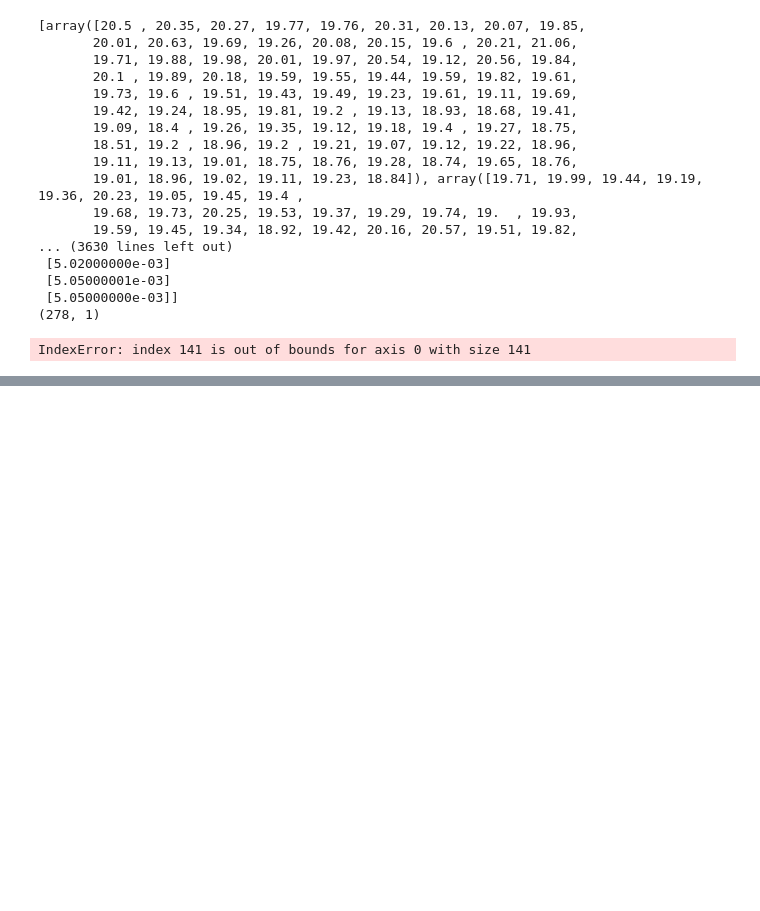
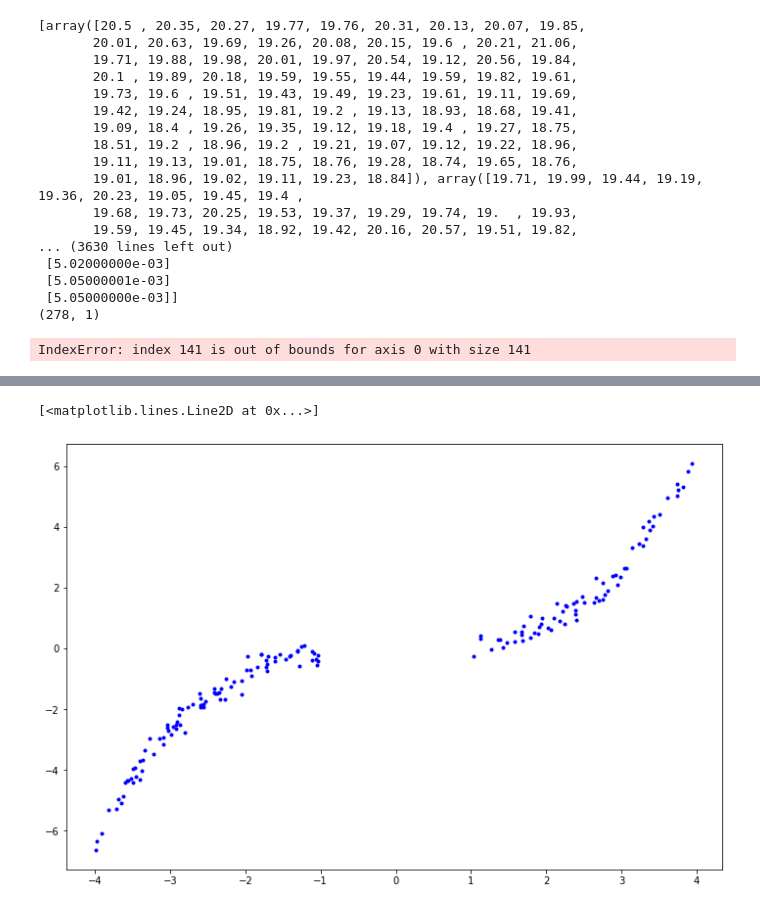
Before and after one commit to JerryLiuMY/Attention-Mechanism-in-Predictive-Astronomy, a Jupyter notebook: src/test.ipynb, the cells around one changed output, grey strips where cells are left out. Saved outputs shown, nothing was run; the diff lists cells and outputs as text; code cells hidden in the pictures; blank space fills up the shorter version.

```diff
--- a/src/test.ipynb
+++ b/src/test.ipynb
@@ -146,0 +69,33 @@ print(np.shape(c[1]))
+# %%
+def build_dataset(N, noise_std=0.25, is_test=True):
+    x = np.random.rand(N, 1)
+
+    if is_test:
+        x = 8 * x - 4
+    else:
+        x = 6 * x - 3
+        x[x < 0] -= 1
+        x[x > 0] += 1
+
+    # data with noise
+    y = 0.1 * x ** 3 + np.random.normal(0, noise_std, size=(N, 1))
+
+    return x, y
+# %%
+# Raw Data
+x_train_val, y_train_val = build_dataset(200, noise_std=0.25, is_test=False)
+x_test, y_test = build_dataset(80, noise_std=0.25, is_test=True)
+
+# Split Data
+num_training_examples = int(0.8 * np.shape(x_train_val)[0])
+x_train = x_train_val[0:num_training_examples, :]
+y_train = y_train_val[0:num_training_examples]
+x_validation = x_train_val[num_training_examples:, :]
+y_validation = y_train_val[num_training_examples:]
+
+# Plot Data
+plt.figure(figsize=(12, 8))
+plt.plot(x_train, y_train, 'b.')
+# %% [output]
+[<matplotlib.lines.Line2D at 0x...>]
+[figure, added]
```
Also changed, not shown: parts of 21 cells of this notebook, 1 other file.
